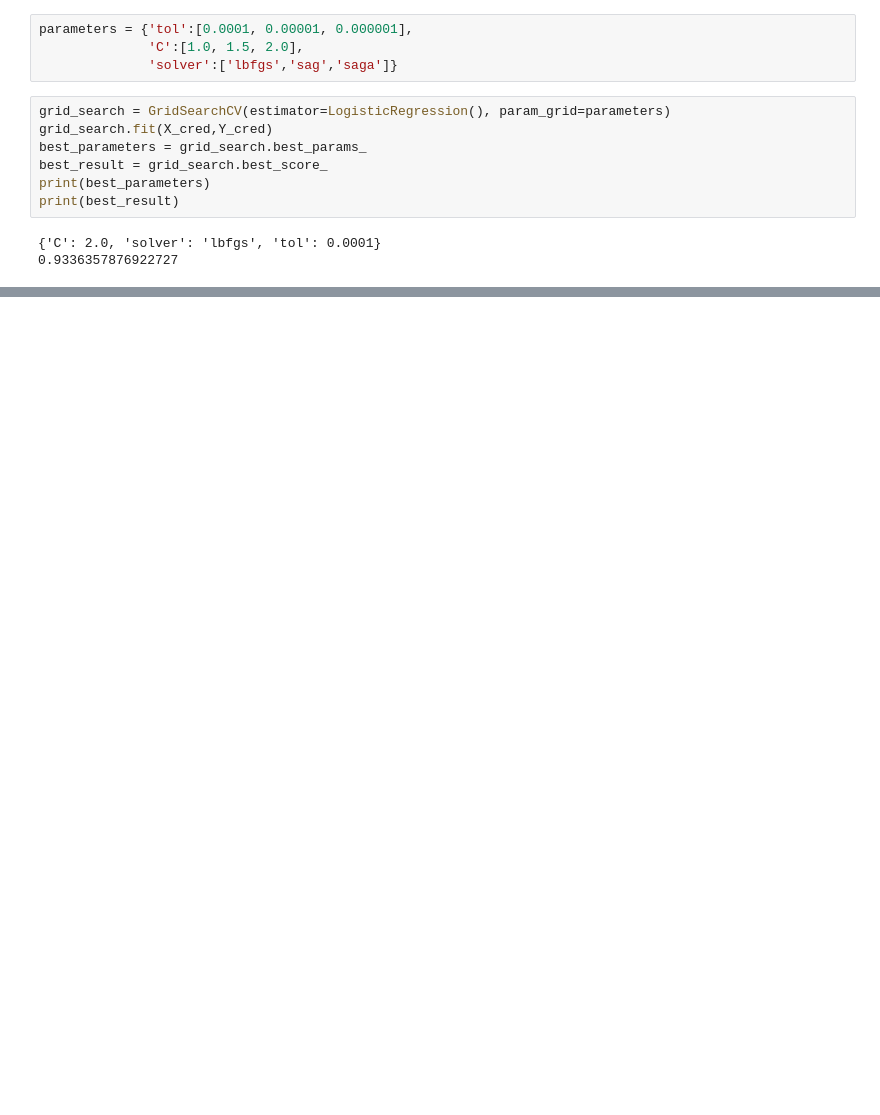
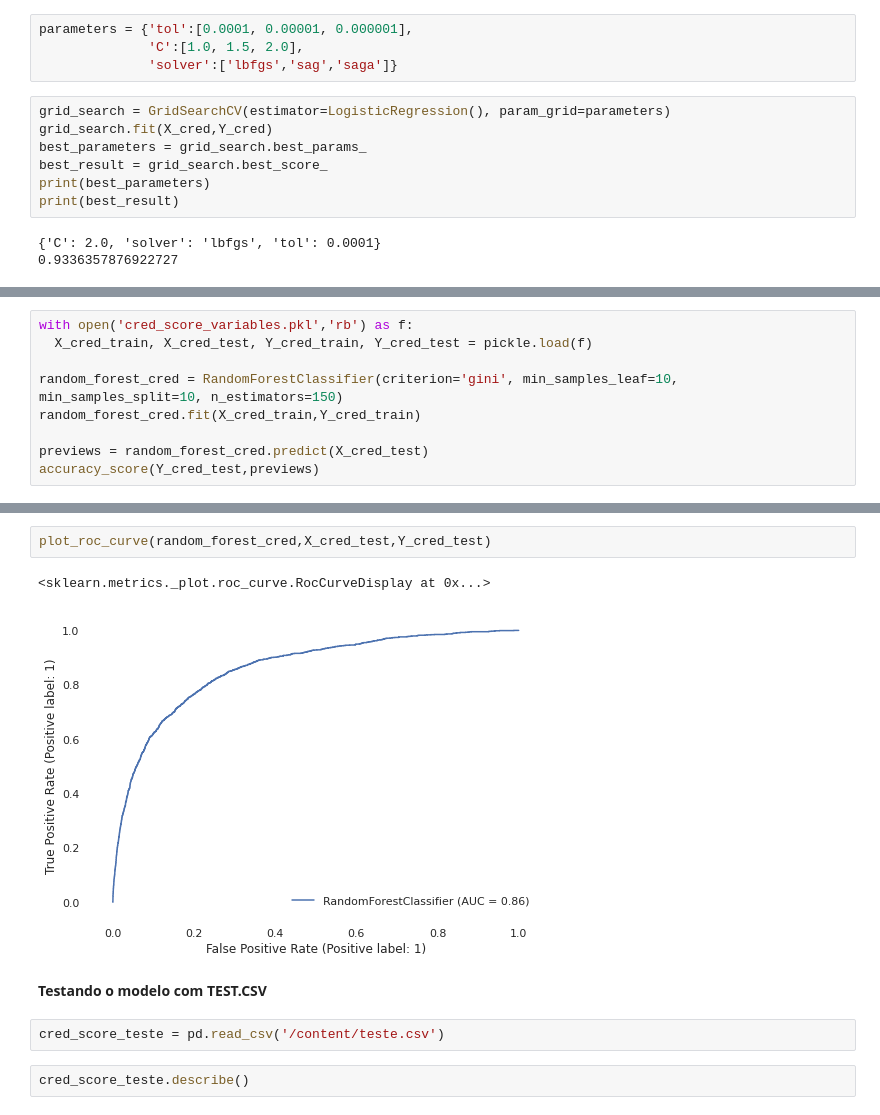
Before and after one commit to Renan-LS/Renan-LS, a Jupyter notebook: cred_score.ipynb, the cells around one changed output, grey strips where cells are left out. Cells and saved outputs as stored; diff of their text form; blank space fills up the shorter version.

```diff
--- a/cred_score.ipynb
+++ b/cred_score.ipynb
@@ -319,0 +377,9 @@ Cross Validation
+# %%
+with open('cred_score_variables.pkl','rb') as f:
+  X_cred_train, X_cred_test, Y_cred_train, Y_cred_test = pickle.load(f)
+
+random_forest_cred = RandomForestClassifier(criterion='gini', min_samples_leaf=10, min_samples_split=10, n_estimators=150)
+random_forest_cred.fit(X_cred_train,Y_cred_train)
+
+previews = random_forest_cred.predict(X_cred_test)
+accuracy_score(Y_cred_test,previews)
@@ -319,0 +399,11 @@ Cross Validation
+# %%
+plot_roc_curve(random_forest_cred,X_cred_test,Y_cred_test)
+# %% [output]
+<sklearn.metrics._plot.roc_curve.RocCurveDisplay at 0x...>
+[figure, added]
+# %% [markdown]
+**Testando o modelo com TEST.CSV**
+# %%
+cred_score_teste = pd.read_csv('/content/teste.csv')
+# %%
+cred_score_teste.describe()
```
Also changed, not shown: parts of 33 cells of this notebook.
